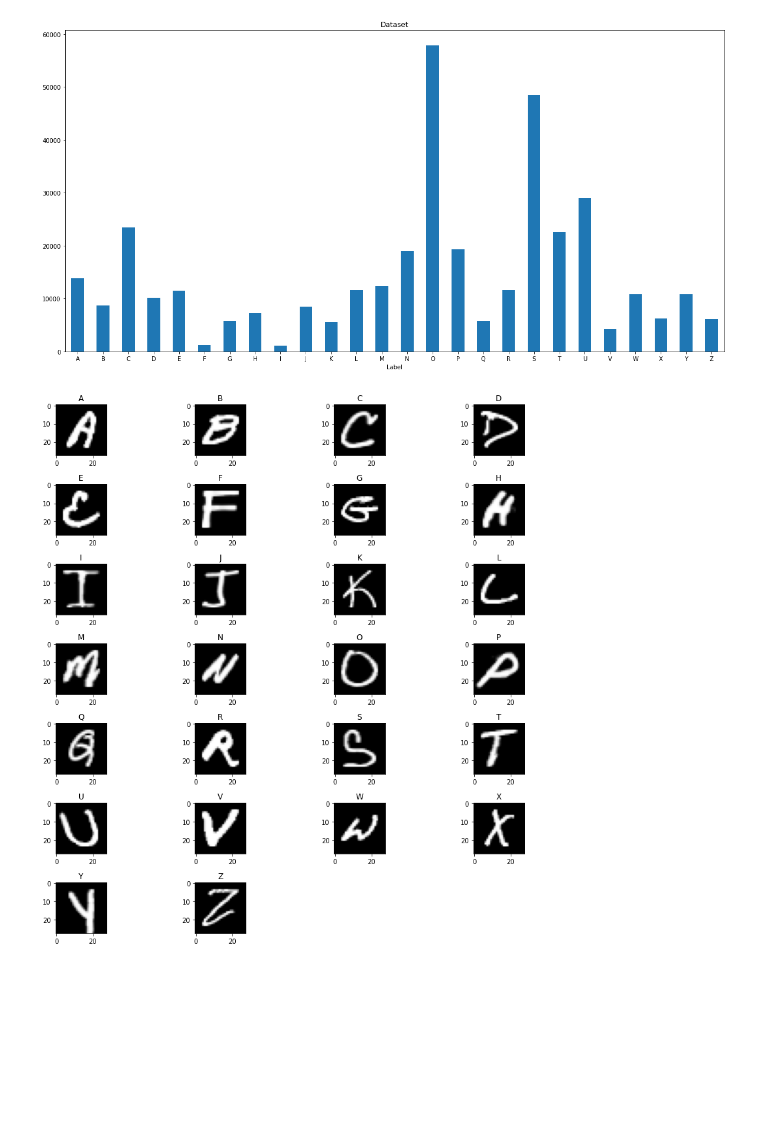
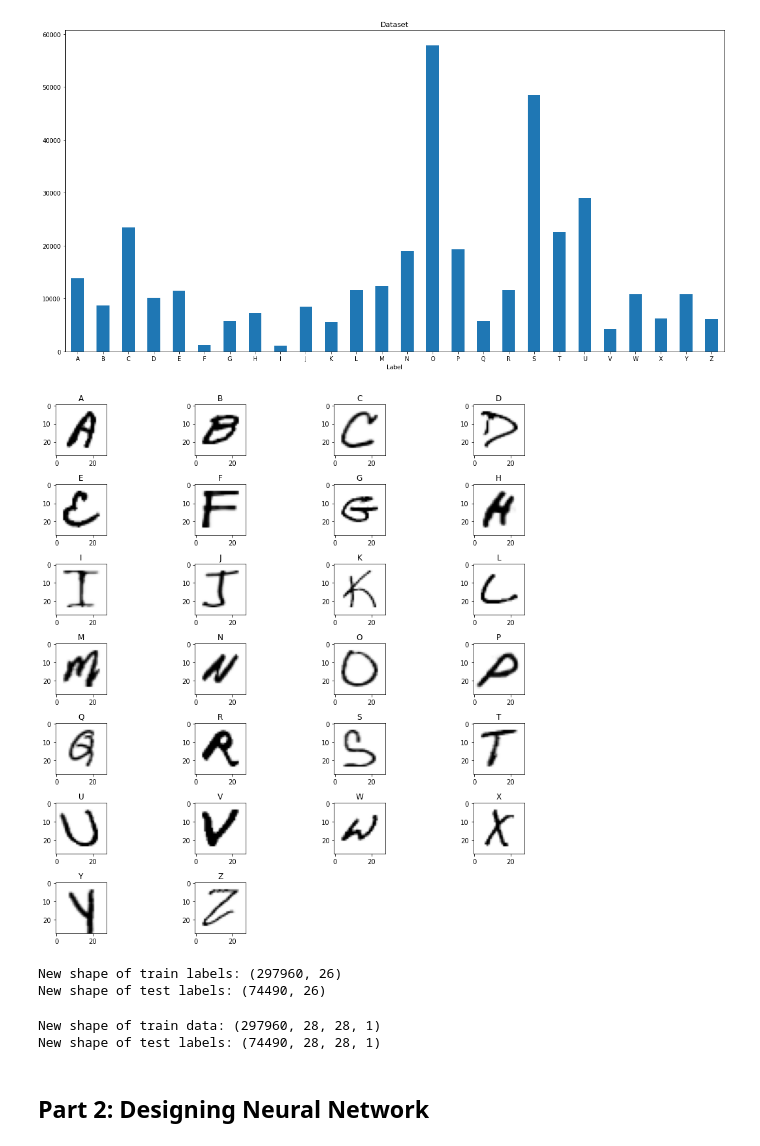
Before and after one commit to morteza-nouri/AI-TensorFlow, a Jupyter notebook: AI_CA5_P2.ipynb, the cells around one changed output. Saved outputs shown, nothing was run; the diff lists cells and outputs as text; code cells hidden in the pictures; blank space fills up the shorter version.

Commit message:
designing neural network

```diff
--- a/AI_CA5_P2.ipynb
+++ b/AI_CA5_P2.ipynb
@@ -88,16 +109,16 @@ plt.show()
 # %%
 plt.figure(figsize=(12,12))
 i = 0
 for label, row in working_df.groupby('Label').first().iterrows():
     plt.subplot(7, 4, i + 1)
-    plt.imshow(row['data'], cmap='Greys_r')
+    plt.imshow(row['data'], cmap='Greys')
     plt.title(label)
     i += 1
 
 plt.tight_layout()
 plt.show()
 # %% [output]
-[figure, old version]
+[figure, new version]
 # %%
 from sklearn.model_selection import train_test_split
 
@@ -107,0 +126,24 @@ test = test.reset_index(drop=True)
+# %%
+from sklearn.preprocessing import OneHotEncoder
+
+oneHotEncoder = OneHotEncoder()
+
+train_labels = oneHotEncoder.fit_transform(train[['Label']]).toarray()
+test_labels = oneHotEncoder.fit_transform(test[['Label']]).toarray()
+
+print("New shape of train labels:", train_labels.shape)
+print("New shape of test labels:", test_labels.shape)
+# %% [output]
+New shape of train labels: (297960, 26)
+New shape of test labels: (74490, 26)
+# %%
+train_data = np.stack(train['data'].div(255)).reshape(-1, 28, 28, 1)
+test_data = np.stack(test['data'].div(255)).reshape(-1, 28, 28, 1)
+
+print("New shape of train data:", train_data.shape)
+print("New shape of test labels:", test_data.shape)
+# %% [output]
+New shape of train data: (297960, 28, 28, 1)
+New shape of test labels: (74490, 28, 28, 1)
+# %% [markdown]
+## **Part 2: Designing Neural Network**
```
Also changed, not shown: parts of 8 cells of this notebook.
